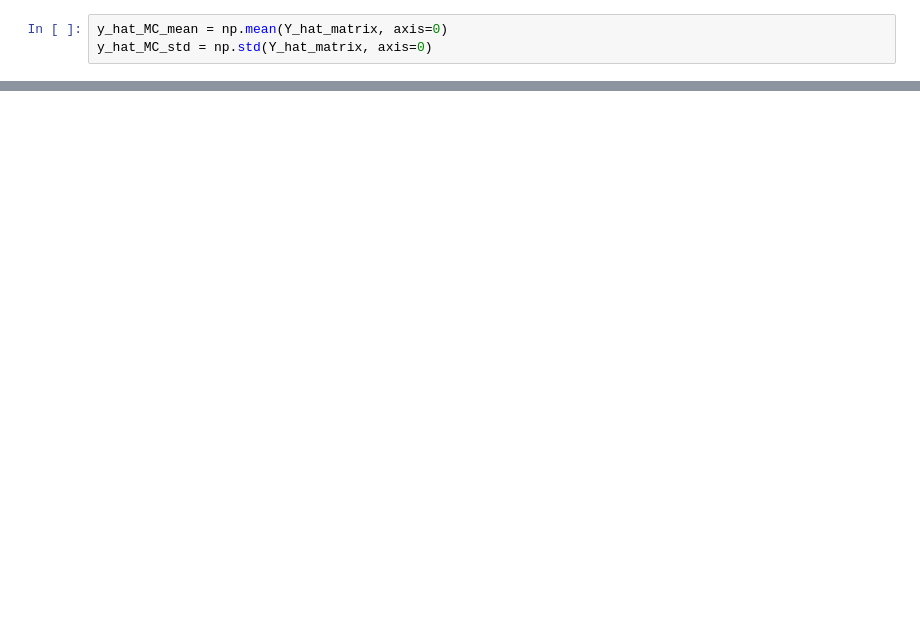
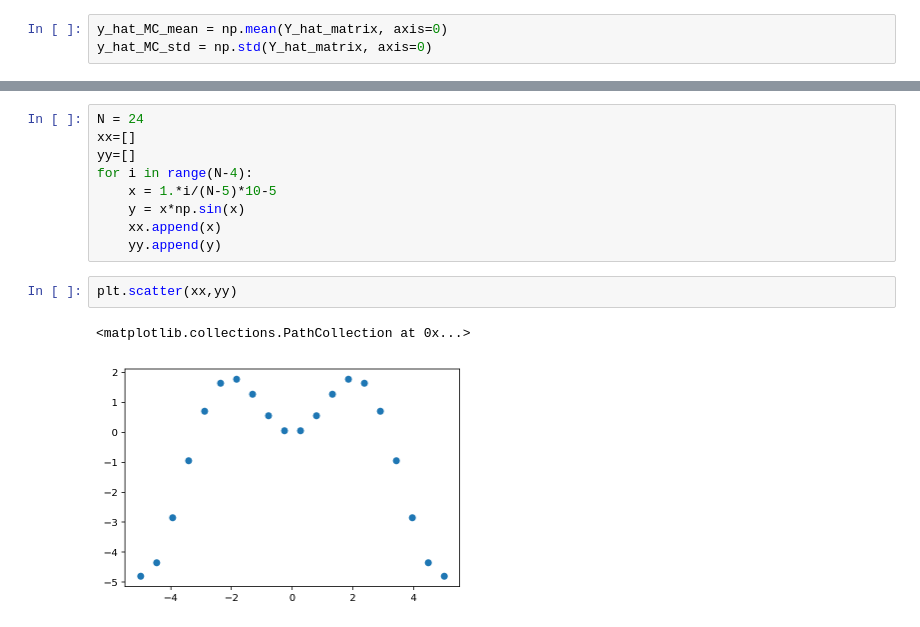
Before and after one commit to davidsteinar/structural-uncertainty, a Jupyter notebook: notebooks/comparison.ipynb, the cells around one changed output, grey strips where cells are left out. Drawn from its saved outputs; the diff is of its cells as text; blank space fills up the shorter version.

```diff
--- a/notebooks/comparison.ipynb
+++ b/notebooks/comparison.ipynb
@@ -129,0 +140,14 @@ m_full.plot()
+# %%
+N = 24
+xx=[]
+yy=[]
+for i in range(N-4):
+    x = 1.*i/(N-5)*10-5
+    y = x*np.sin(x)
+    xx.append(x)
+    yy.append(y)
+# %%
+plt.scatter(xx,yy)
+# %% [output]
+<matplotlib.collections.PathCollection at 0x...>
+[figure, added]
```
Also changed, not shown: parts of 7 cells of this notebook, 12 other files.
